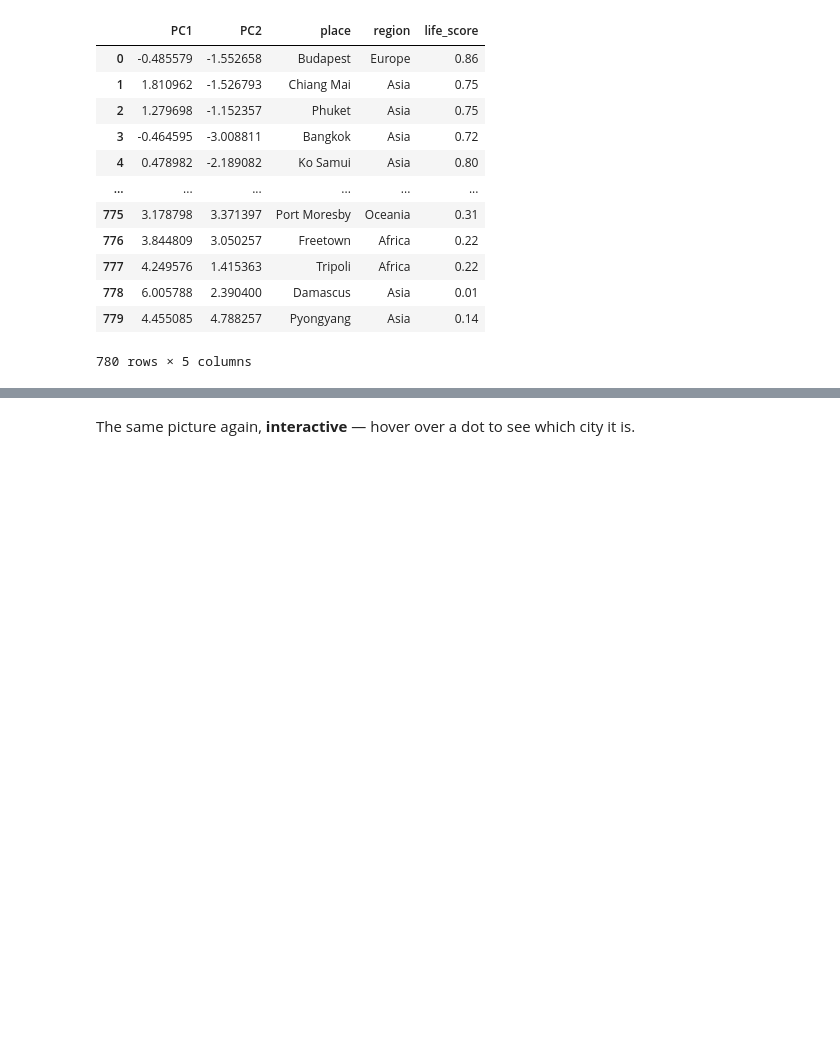
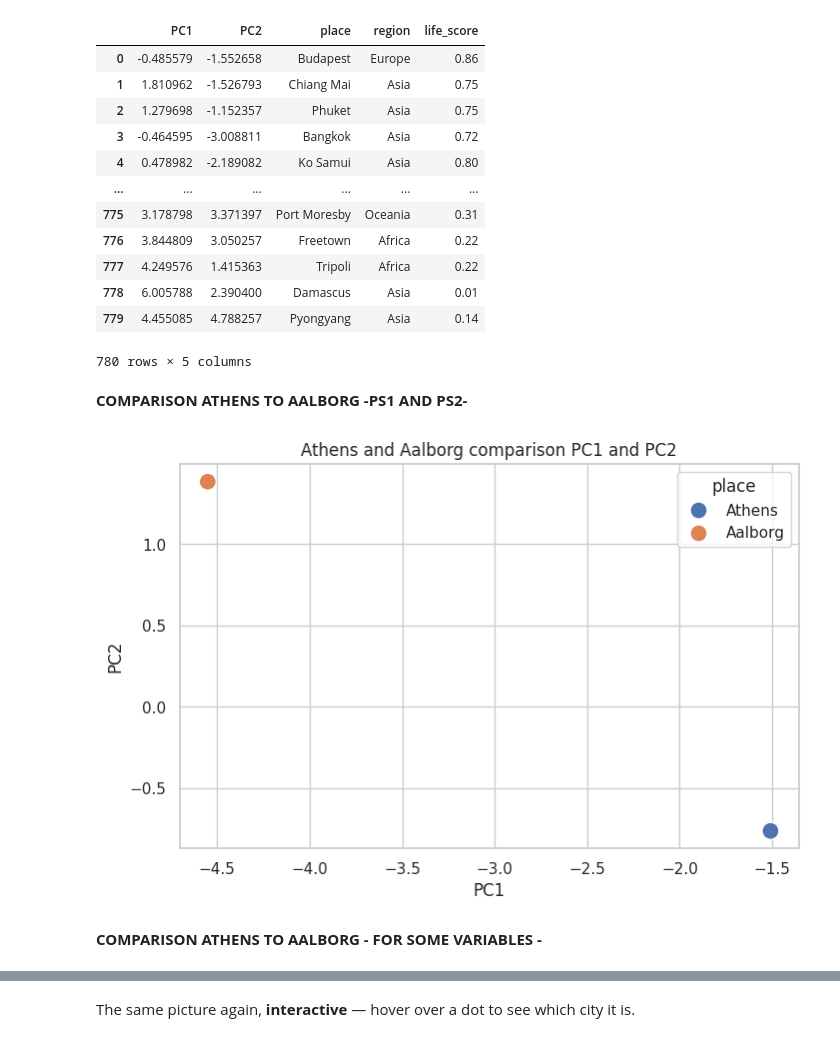
Before and after one commit to KonstantinosKritselas/Rapid-Prototyping-with-Streamlit-Building-Applications, a Jupyter notebook: Dimensionality_Reduction_Student_v3_3.ipynb, the cells around one changed output, grey strips where cells are left out. Drawn from its saved outputs; the diff is of its cells as text; code cells hidden in the pictures; blank space fills up the shorter version.

```diff
--- a/Dimensionality_Reduction_Student_v3_3.ipynb
+++ b/Dimensionality_Reduction_Student_v3_3.ipynb
@@ -635,3 +805,16 @@ pcs
 | 778 | 6.005788 | 2.390400 | Damascus | Asia | 0.01 |
 | 779 | 4.455085 | 4.788257 | Pyongyang | Asia | 0.14 |
 780 rows × 5 columns
+# %% [markdown]
+**COMPARISON ATHENS TO AALBORG -PS1 AND PS2-**
+# %%
+selected_cities = pcs[pcs["place"].isin(["Athens", "Aalborg"])]  # Keep only Athens and Aalborg.
+
+plt.figure(figsize=(8, 5))  # Set the figure size.
+sns.scatterplot(data=selected_cities, x="PC1", y="PC2", hue="place", s=150)  # Plot each city with a different colour.
+plt.title("Athens and Aalborg comparison PC1 and PC2")  # Add a title.
+plt.show()  # Display the plot.
+# %% [output]
+[figure, added]
+# %% [markdown]
+**COMPARISON ATHENS TO AALBORG - FOR SOME VARIABLES -**
```
Also changed, not shown: parts of 22 cells of this notebook.
